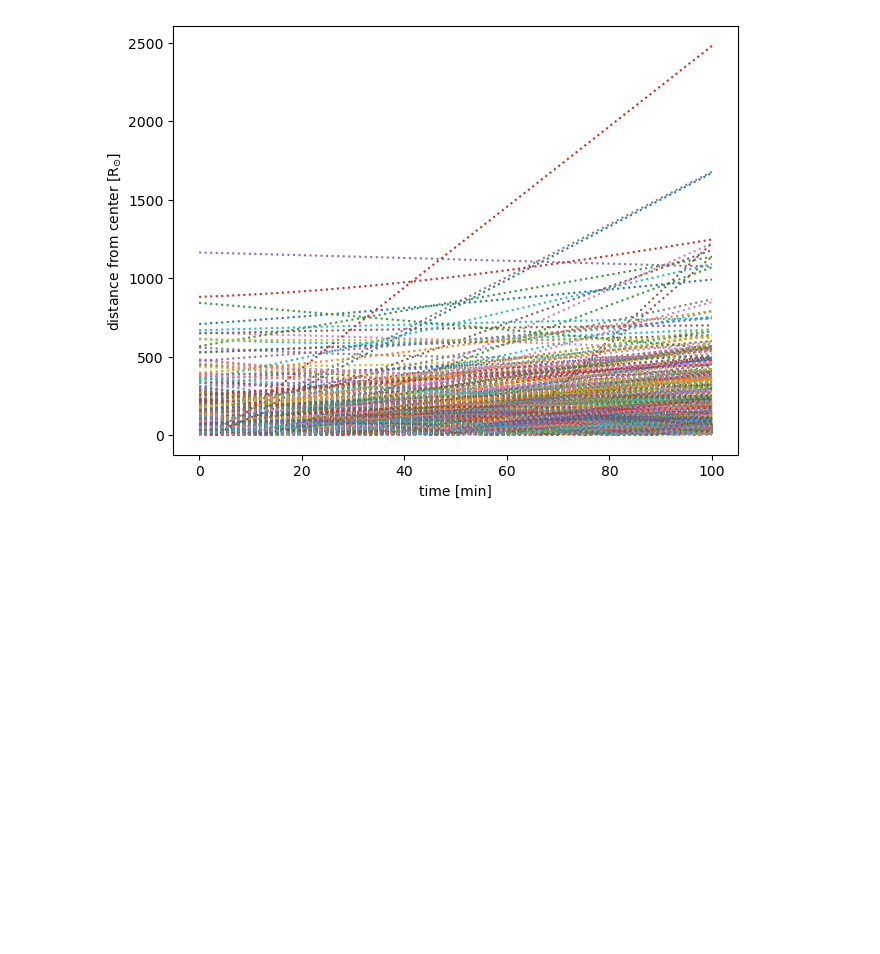
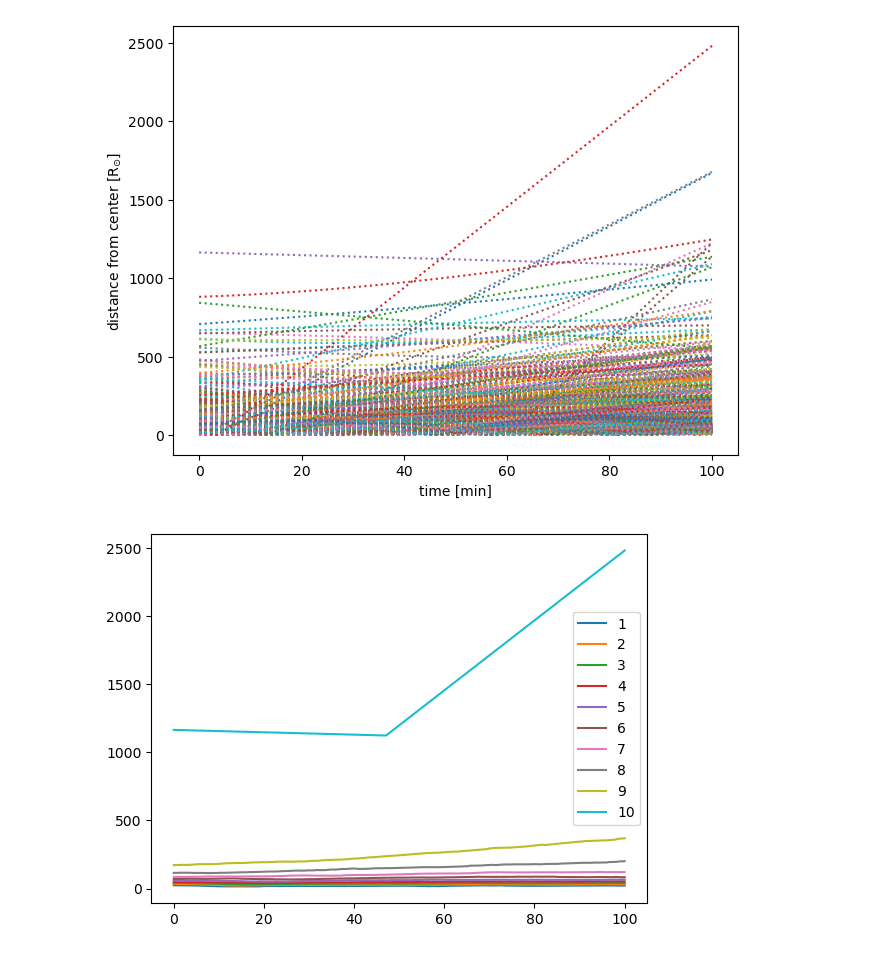
Before and after one commit to RoccoGiugni/DoSS-24-25, a Jupyter notebook: PS04/PS04.ipynb, the cells around one changed output. Saved outputs shown, nothing was run; the diff lists cells and outputs as text; code cells hidden in the pictures; blank space fills up the shorter version.

Commit message:
Lagrangian radii plot

```diff
--- a/PS04/PS04.ipynb
+++ b/PS04/PS04.ipynb
@@ -199,3 +199,14 @@ ax.set_ylabel('distance from center [R$_{\odot}$]')
 plt.show()
 # %% [output]
 [figure]
+# %%
+d_mtx = d.reshape((time.size, N))
+
+d_sort = np.sort(d_mtx, axis=1)
+for i in range(10):
+    plt.plot(time, d_sort[:, int((i+1) * N / 10) - 1], label=i+1)
+
+plt.legend()
+plt.show()
+# %% [output]
+[figure, added]
```
